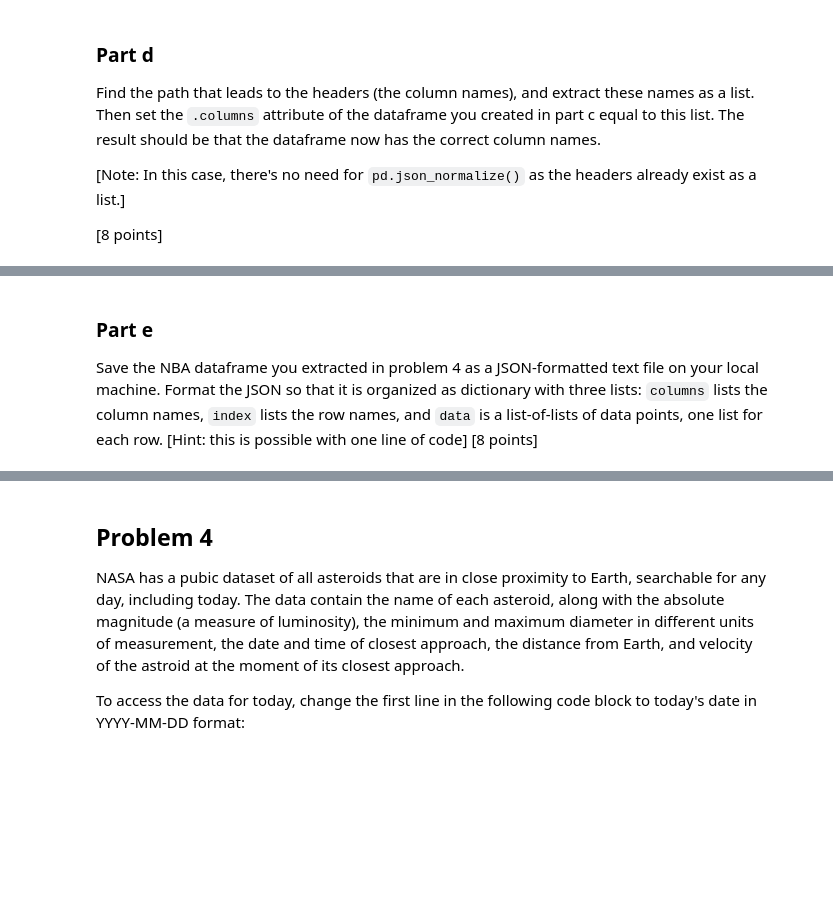
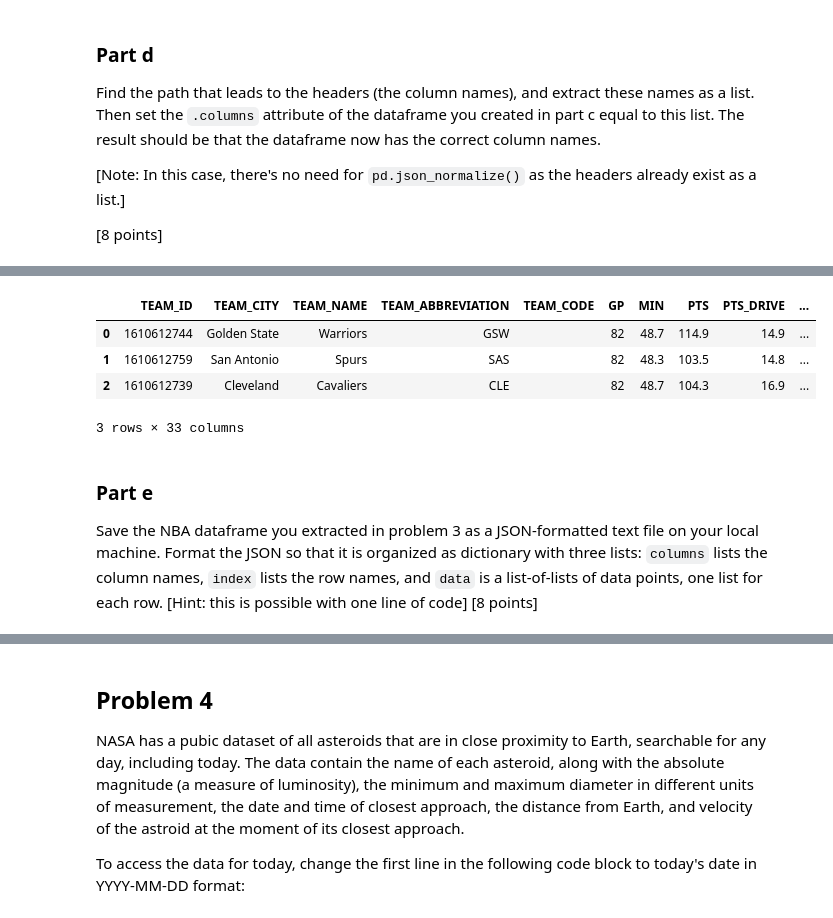
Before and after one commit to rde6mn/DS6001-lab3, a Jupyter notebook: labassignment3.ipynb, the cells around one changed output, grey strips where cells are left out. Drawn from its saved outputs; the diff is of its cells as text; code cells hidden in the pictures; blank space fills up the shorter version.

```diff
--- a/labassignment3.ipynb
+++ b/labassignment3.ipynb
@@ -118,3 +185,5 @@ Find the path that leads to the headers (the column names), and extract these na
 [Note: In this case, there's no need for `pd.json_normalize()` as the headers already exist as a list.]
 
 [8 points]
+# %%
+column_names = nba_output["resultSets"][0]["headers"]
@@ -121,3 +210,13 @@ Find the path that leads to the headers (the column names), and extract these na
+# %%
+nba_df.columns = column_names
+# %%
+nba_df.head(3)
+# %% [output]
+|  | TEAM_ID | TEAM_CITY | TEAM_NAME | TEAM_ABBREVIATION | TEAM_CODE | GP | MIN | PTS | PTS_DRIVE | ... |
+| 0 | 1610612744 | Golden State | Warriors | GSW |  | 82 | 48.7 | 114.9 | 14.9 | ... |
+| 1 | 1610612759 | San Antonio | Spurs | SAS |  | 82 | 48.3 | 103.5 | 14.8 | ... |
+| 2 | 1610612739 | Cleveland | Cavaliers | CLE |  | 82 | 48.7 | 104.3 | 16.9 | ... |
+3 rows × 33 columns
 # %% [markdown]
 ### Part e
-Save the NBA dataframe you extracted in problem 4 as a JSON-formatted text file on your local machine. Format the JSON so that it is organized as dictionary with three lists: `columns` lists the column names, `index` lists the row names, and `data` is a list-of-lists of data points, one list for each row. [Hint: this is possible with one line of code] [8 points]
+Save the NBA dataframe you extracted in problem 3 as a JSON-formatted text file on your local machine. Format the JSON so that it is organized as dictionary with three lists: `columns` lists the column names, `index` lists the row names, and `data` is a list-of-lists of data points, one list for each row. [Hint: this is possible with one line of code] [8 points]
```
Also changed, not shown: parts of 24 cells of this notebook.
